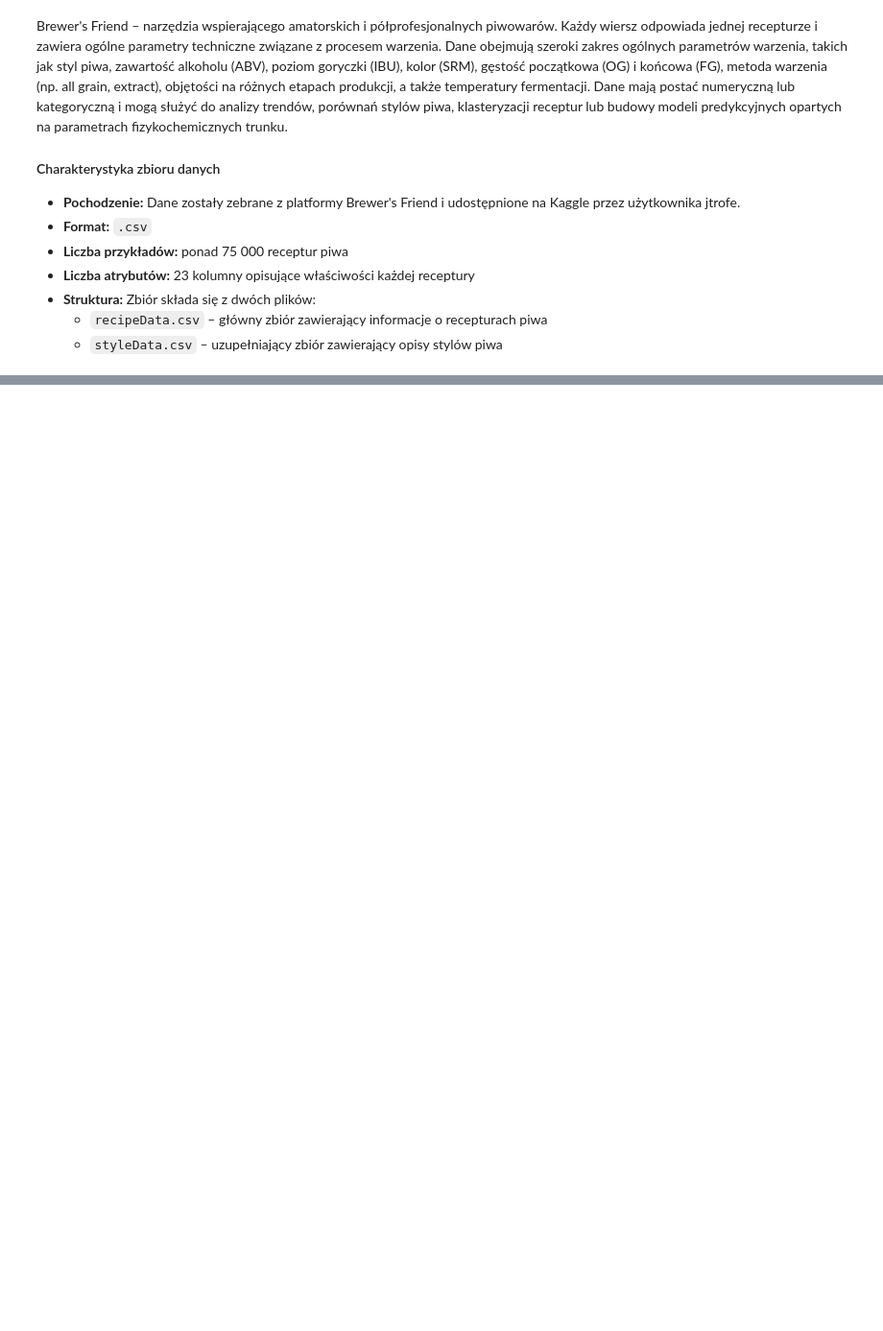
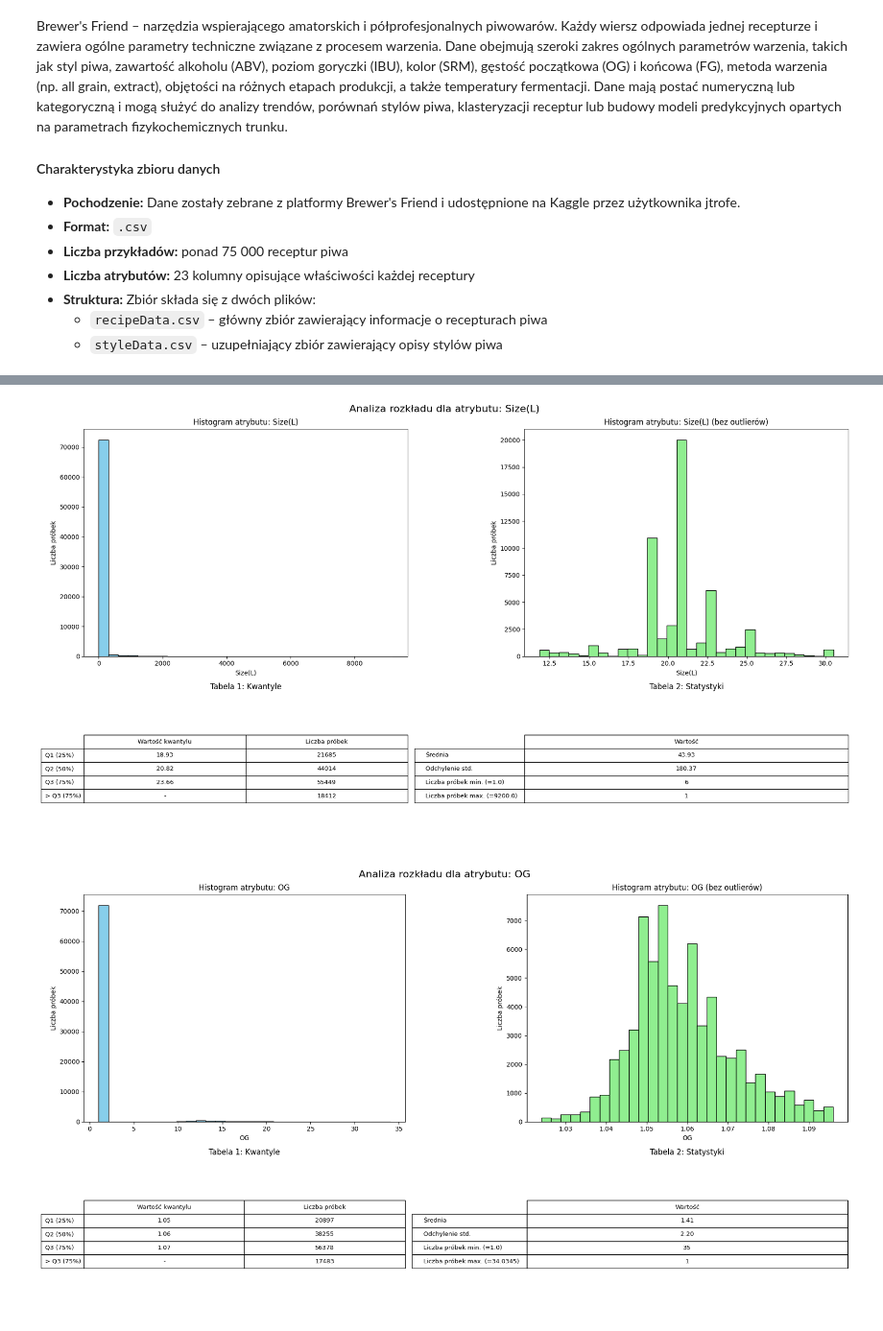
Before and after one commit to varrios/brew-data-analysis, a Jupyter notebook: raports/raport_1.ipynb, the cells around one changed output, grey strips where cells are left out. Shown at 96% size. Saved outputs shown, nothing was run; the diff lists cells and outputs as text; code cells hidden in the pictures; blank space fills up the shorter version.

```diff
--- a/raports/raport_1.ipynb
+++ b/raports/raport_1.ipynb
@@ -35,2 +40,5 @@ Dane mają postać numeryczną lub kategoryczną i mogą służyć do analizy tr
 # %%
-generate_histograms_for_dataset(recipe_data, bins=30)
+generate_histograms_for_dataset(recipe_data)
+# %% [output]
+[figure, added]
+[figure, added]
```
Also changed, not shown: parts of 8 cells of this notebook, 1 other file.
